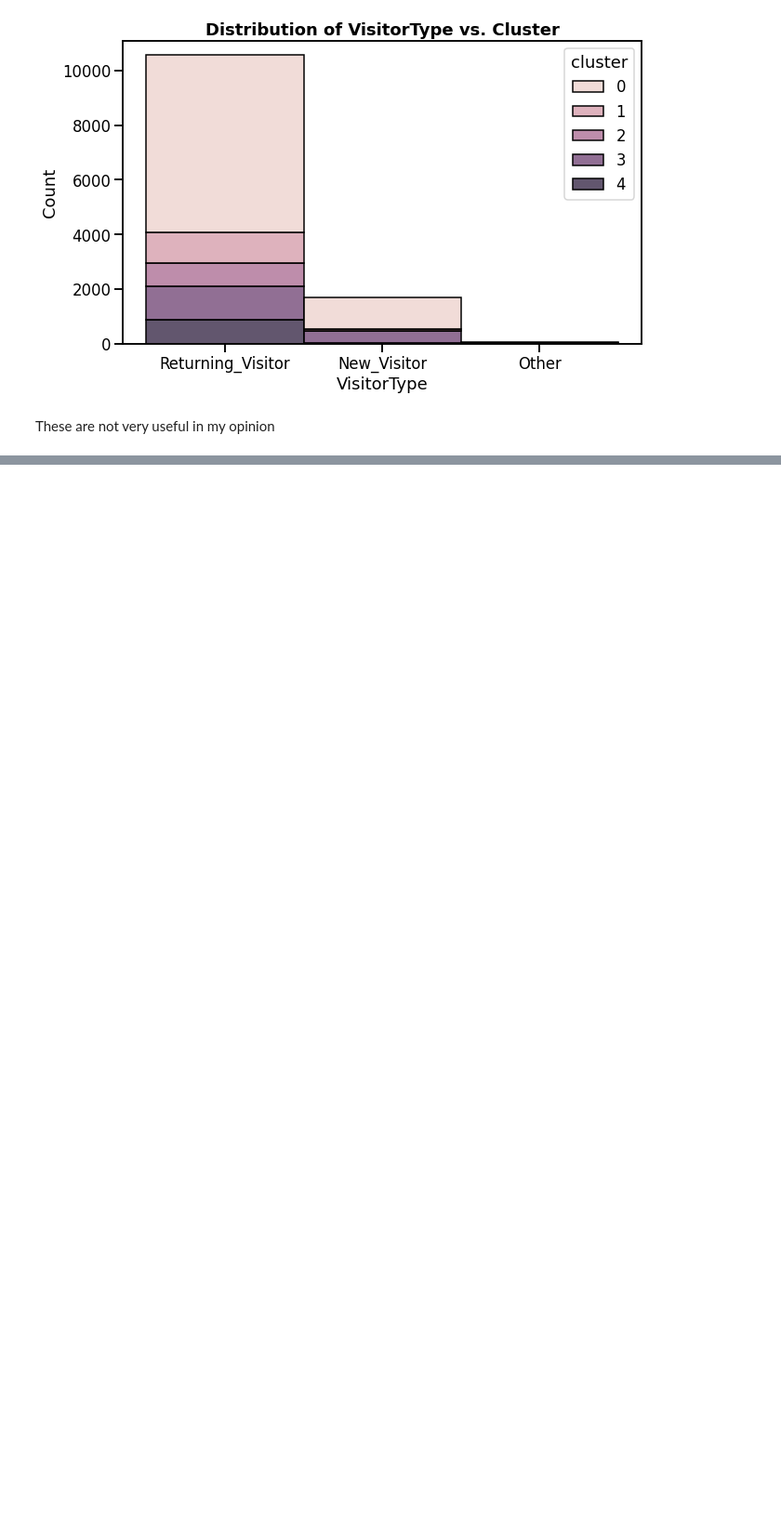
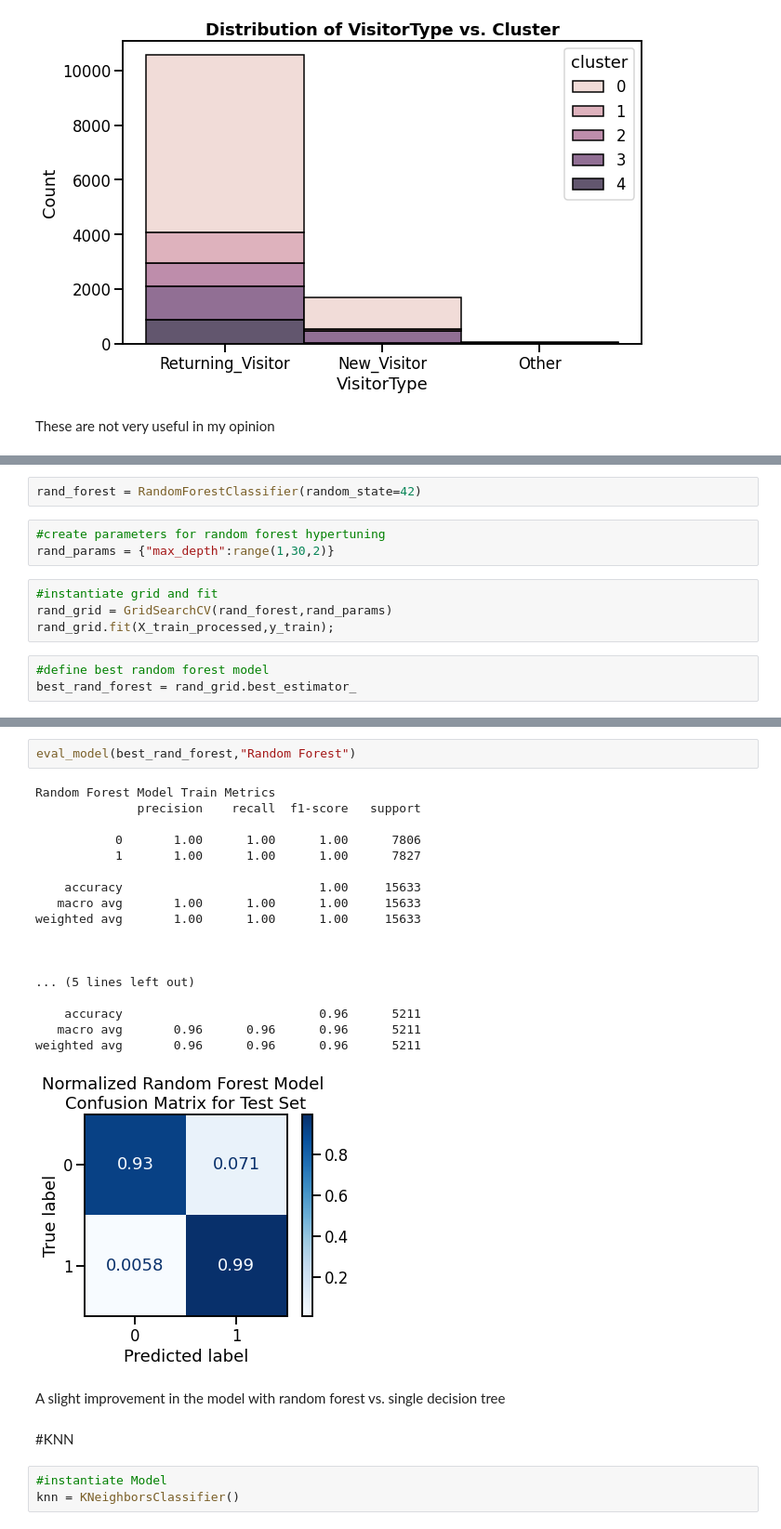
Before and after one commit to brock-ricker/Online-Shoppers-Purchasing-Intent, a Jupyter notebook: Online_Shoppers_Purchasing_Intent.ipynb, the cells around one changed output, grey strips where cells are left out. Shown at 93% size. Cells and saved outputs as stored; diff of their text form; blank space fills up the shorter version.

```diff
--- a/Online_Shoppers_Purchasing_Intent.ipynb
+++ b/Online_Shoppers_Purchasing_Intent.ipynb
@@ -365,0 +455,12 @@ These are not very useful in my opinion
+# %%
+rand_forest = RandomForestClassifier(random_state=42)
+# %%
+#create parameters for random forest hypertuning
+rand_params = {"max_depth":range(1,30,2)}
+# %%
+#instantiate grid and fit
+rand_grid = GridSearchCV(rand_forest,rand_params)
+rand_grid.fit(X_train_processed,y_train);
+# %%
+#define best random forest model
+best_rand_forest = rand_grid.best_estimator_
@@ -365,0 +490,28 @@ These are not very useful in my opinion
+# %%
+eval_model(best_rand_forest,"Random Forest")
+# %% [output]
+Random Forest Model Train Metrics
+              precision    recall  f1-score   support
+
+           0       1.00      1.00      1.00      7806
+           1       1.00      1.00      1.00      7827
+
+    accuracy                           1.00     15633
+   macro avg       1.00      1.00      1.00     15633
+weighted avg       1.00      1.00      1.00     15633
+
+
+
+... (5 lines left out)
+
+    accuracy                           0.96      5211
+   macro avg       0.96      0.96      0.96      5211
+weighted avg       0.96      0.96      0.96      5211
+[figure, added]
+# %% [markdown]
+A slight improvement in the model with random forest vs. single decision tree
+# %% [markdown]
+#KNN
+# %%
+#instantiate Model
+knn = KNeighborsClassifier()
```
Also changed, not shown: parts of 26 cells of this notebook.
